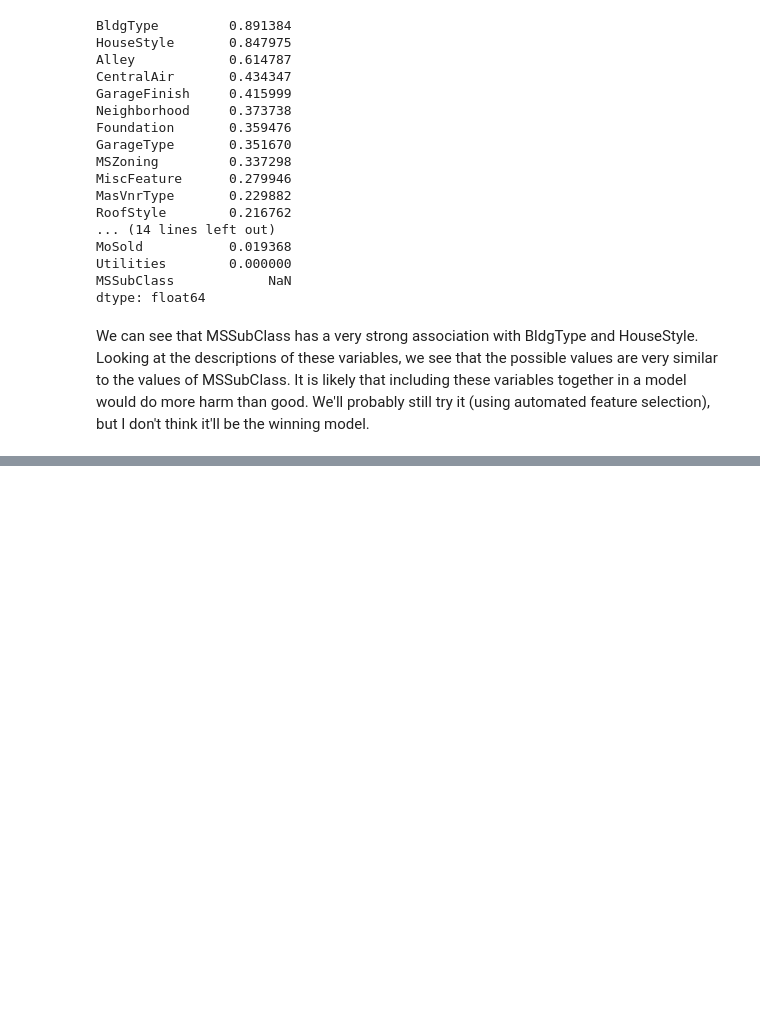
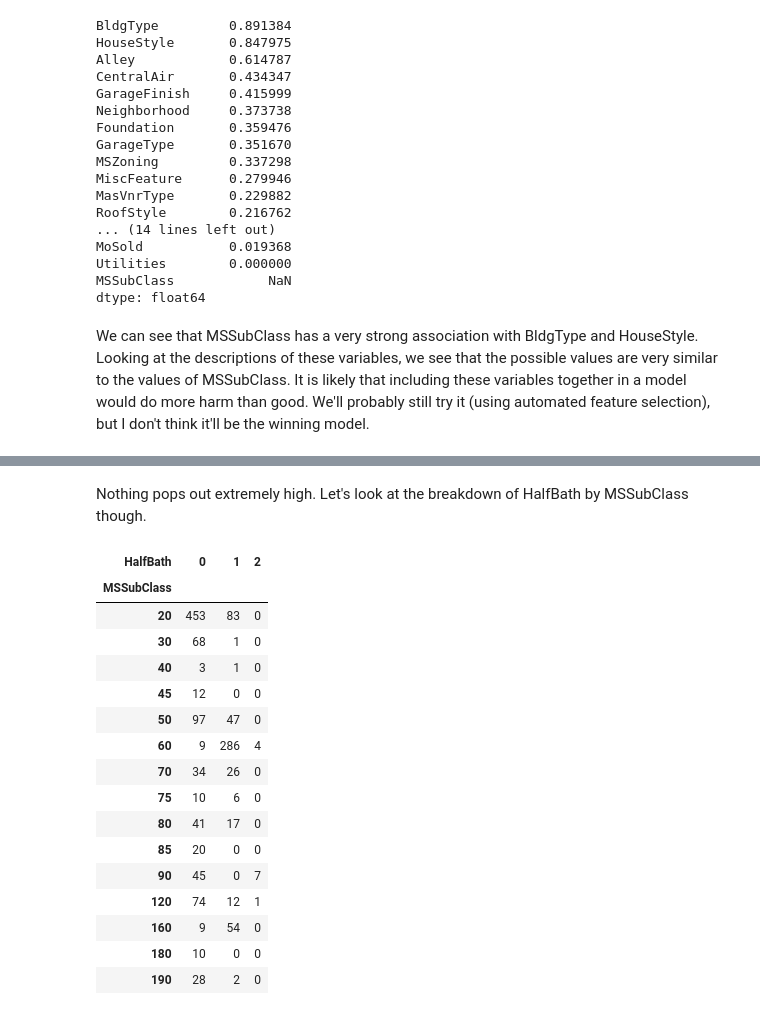
Before and after one commit to danielhertenstein/kaggle, a Jupyter notebook: house_prices/single_variable/MSSubClass.ipynb, the cells around one changed output, grey strips where cells are left out. Cells and saved outputs as stored; diff of their text form; code cells hidden in the pictures; blank space fills up the shorter version.

```diff
--- a/house_prices/single_variable/MSSubClass.ipynb
+++ b/house_prices/single_variable/MSSubClass.ipynb
@@ -308,0 +332,22 @@ We can see that MSSubClass has a very strong association with BldgType and House
+# %% [markdown]
+Nothing pops out extremely high. Let's look at the breakdown of HalfBath by MSSubClass though.
+# %%
+pd.crosstab(train['MSSubClass'], train['HalfBath'])
+# %% [output]
+| HalfBath | 0 | 1 | 2 |
+| MSSubClass |  |  |  |
+| 20 | 453 | 83 | 0 |
+| 30 | 68 | 1 | 0 |
+| 40 | 3 | 1 | 0 |
+| 45 | 12 | 0 | 0 |
+| 50 | 97 | 47 | 0 |
+| 60 | 9 | 286 | 4 |
+| 70 | 34 | 26 | 0 |
+| 75 | 10 | 6 | 0 |
+| 80 | 41 | 17 | 0 |
+| 85 | 20 | 0 | 0 |
+| 90 | 45 | 0 | 7 |
+| 120 | 74 | 12 | 1 |
+| 160 | 9 | 54 | 0 |
+| 180 | 10 | 0 | 0 |
+| 190 | 28 | 2 | 0 |
```
Also changed, not shown: parts of 10 cells of this notebook, 3 other files.
